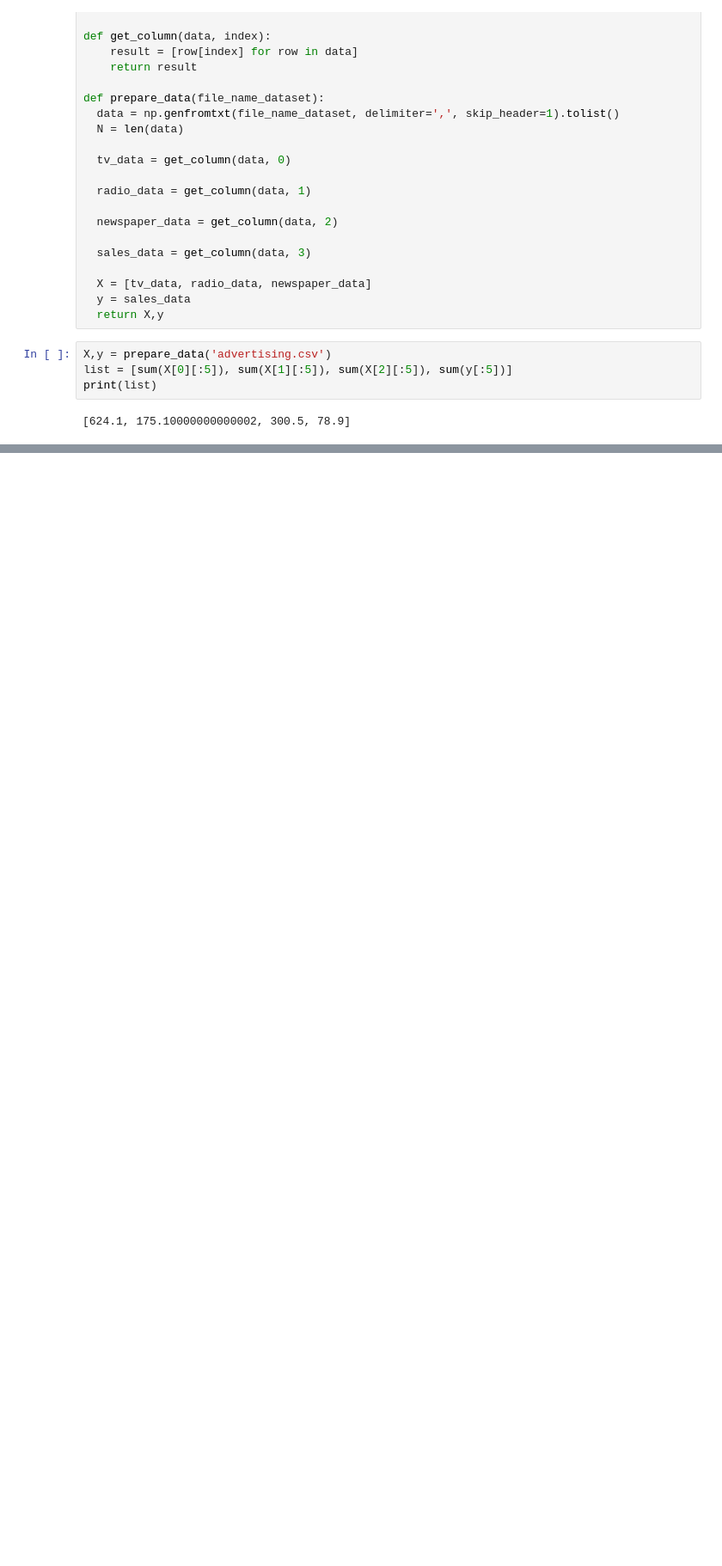
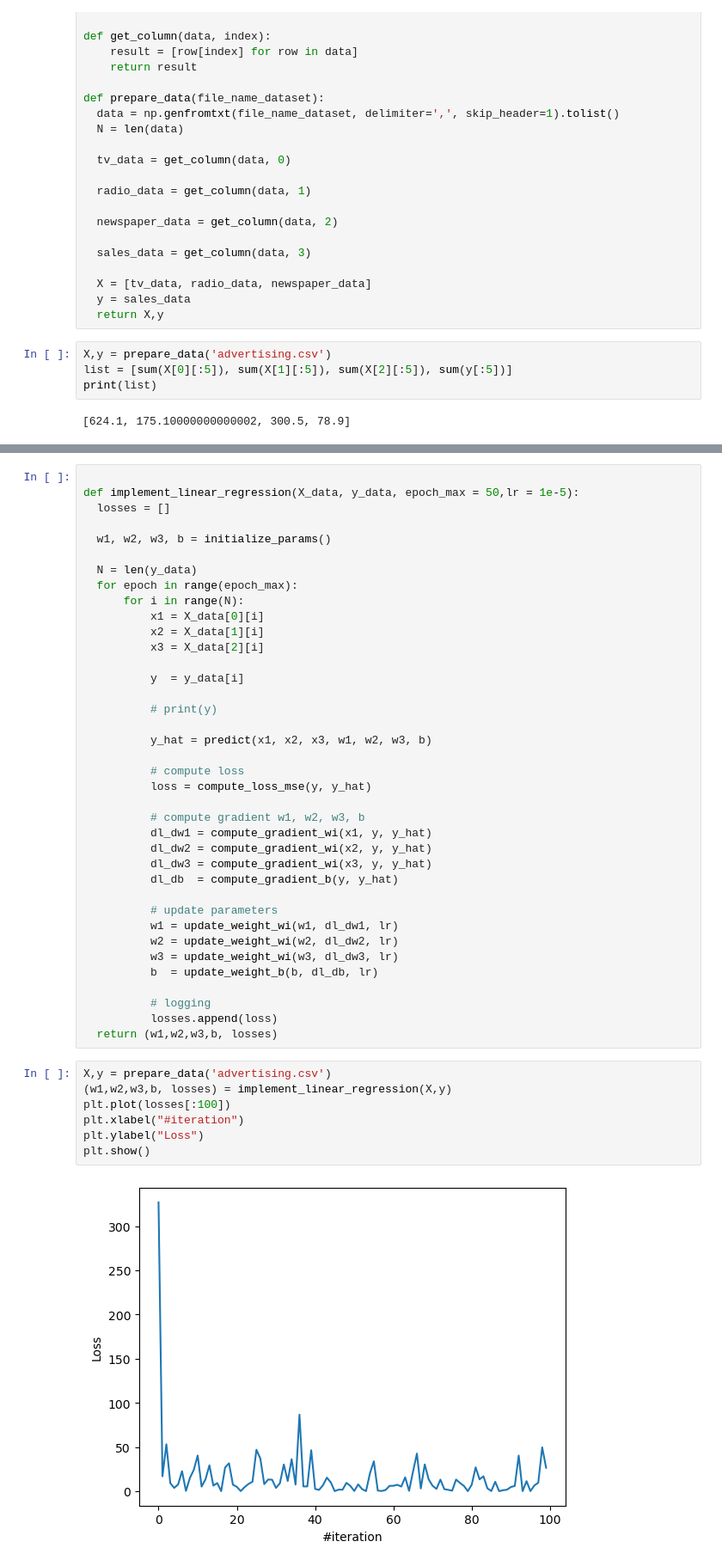
Before and after one commit to NamNguyenWork27/AIO---Exercise, a Jupyter notebook: Module4/Week1/LinearRegression.ipynb, the cells around one changed output, grey strips where cells are left out. Shown at 86% size. Cells and saved outputs as stored; diff of their text form; blank space fills up the shorter version.

```diff
--- a/Module4/Week1/LinearRegression.ipynb
+++ b/Module4/Week1/LinearRegression.ipynb
@@ -31,2 +38,49 @@ print(list)
+# %%
+
+def implement_linear_regression(X_data, y_data, epoch_max = 50,lr = 1e-5):
+  losses = []
+
+  w1, w2, w3, b = initialize_params()
+
+  N = len(y_data)
+  for epoch in range(epoch_max):
+      for i in range(N):
+          x1 = X_data[0][i]
+          x2 = X_data[1][i]
+          x3 = X_data[2][i]
+
+          y  = y_data[i]
+
+          # print(y)
+
+          y_hat = predict(x1, x2, x3, w1, w2, w3, b)
+
+          # compute loss
+          loss = compute_loss_mse(y, y_hat)
+
+          # compute gradient w1, w2, w3, b
+          dl_dw1 = compute_gradient_wi(x1, y, y_hat)
+          dl_dw2 = compute_gradient_wi(x2, y, y_hat)
+          dl_dw3 = compute_gradient_wi(x3, y, y_hat)
+          dl_db  = compute_gradient_b(y, y_hat)
+
+          # update parameters
+          w1 = update_weight_wi(w1, dl_dw1, lr)
+          w2 = update_weight_wi(w2, dl_dw2, lr)
+          w3 = update_weight_wi(w3, dl_dw3, lr)
+          b  = update_weight_b(b, dl_db, lr)
+
+          # logging
+          losses.append(loss)
+  return (w1,w2,w3,b, losses)
+# %%
+X,y = prepare_data('advertising.csv')
+(w1,w2,w3,b, losses) = implement_linear_regression(X,y)
+plt.plot(losses[:100])
+plt.xlabel("#iteration")
+plt.ylabel("Loss")
+plt.show()
+# %% [output]
+[figure, added]
 # %%
 def predict(x1, x2, x3, w1, w2, w3, b):
```
Also changed, not shown: parts of 14 cells of this notebook, 5 other files.
